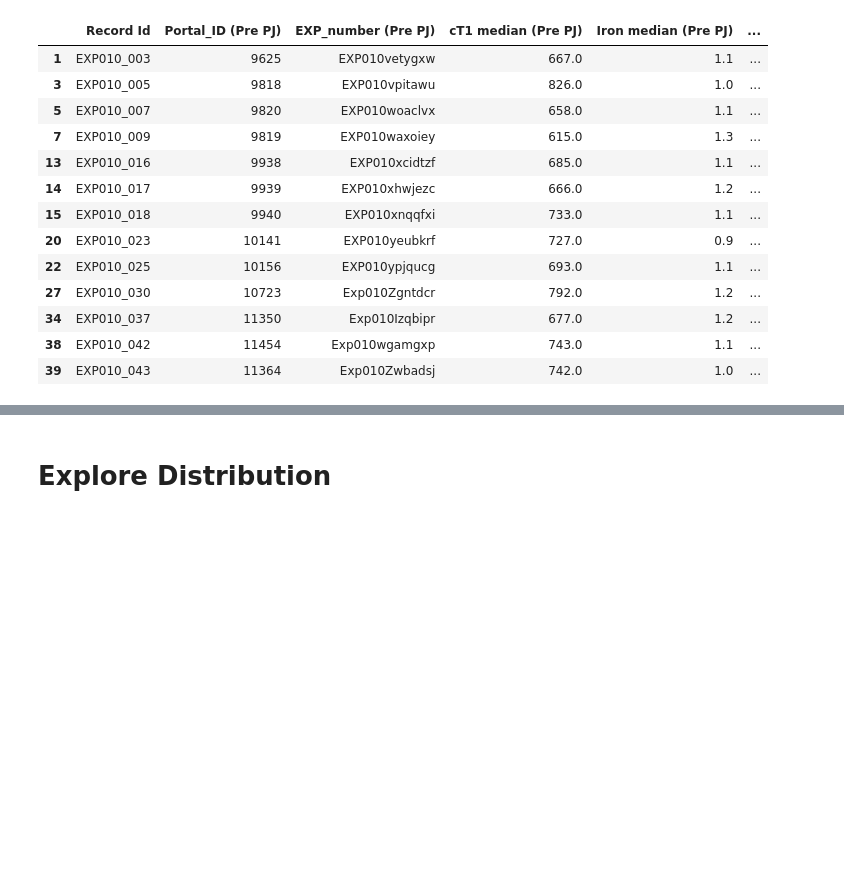
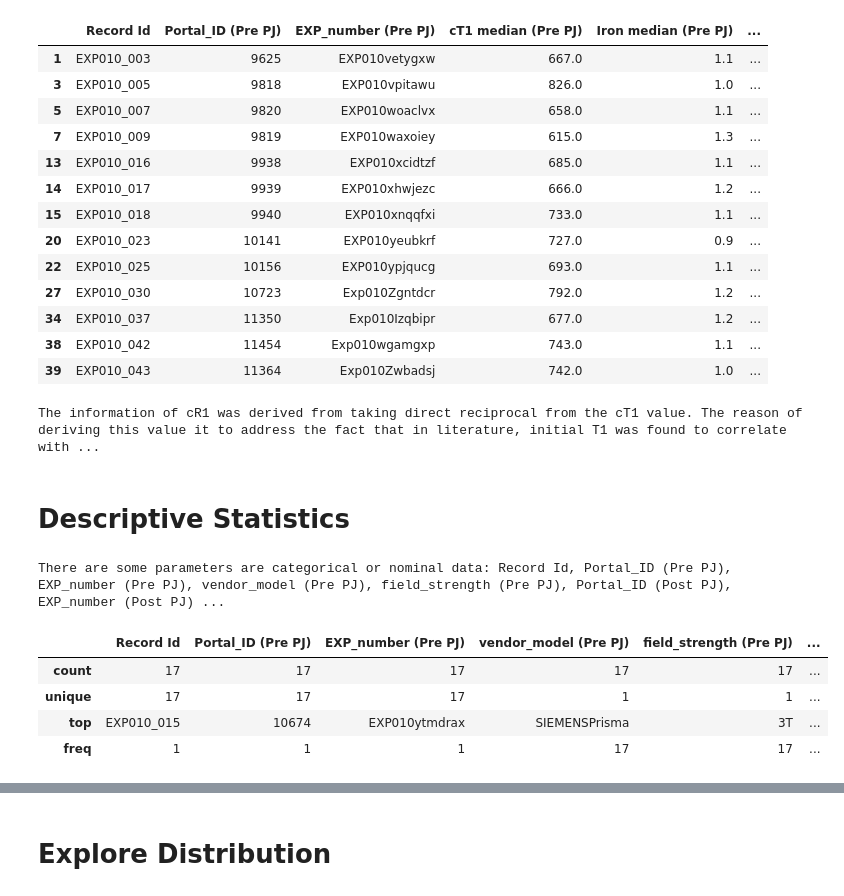
Before and after one commit to WhySeeYC/reference_app, a Jupyter notebook: PineappleJuice/VendorSpecificPlots.ipynb, the cells around one changed output, grey strips where cells are left out. Cells and saved outputs as stored; diff of their text form; code cells hidden in the pictures; blank space fills up the shorter version.

```diff
--- a/PineappleJuice/VendorSpecificPlots.ipynb
+++ b/PineappleJuice/VendorSpecificPlots.ipynb
@@ -267,3 +187,23 @@ AV
 | 34 | EXP010_037 | 11350 | Exp010Izqbipr | 677.0 | 1.2 | ... |
 | 38 | EXP010_042 | 11454 | Exp010wgamgxp | 743.0 | 1.1 | ... |
 | 39 | EXP010_043 | 11364 | Exp010Zwbadsj | 742.0 | 1.0 | ... |
+# %%
+print('The information of cR1 was derived from taking direct reciprocal from the cT1 value. The reason of deriving this value it to address the fact that in literature, initial T1 was found to correlate with delta T1(change in T1). However this phenomena was not found in R1 values. Please refer to Bluemke, E, Stride, E, Bulte, DP. A simplified empirical model to estimate oxygen relaxivity at different magnetic fields. NMR in Biomedicine. 2022; 35( 2):e4625. doi:10.1002/nbm.4625 for more information')
+# %% [output]
+The information of cR1 was derived from taking direct reciprocal from the cT1 value. The reason of deriving this value it to address the fact that in literature, initial T1 was found to correlate with ...
+# %% [markdown]
+# Descriptive Statistics
+# %%
+# Descriptive Statistics for 1.5T data and exclude numeric columns
+PA_des_Nomi = PA.describe(exclude=[np.number]) # Describe nominal data (used to label variables without any quantitative value)
+record_entry = ', '.join(list(PA_des_Nomi.columns))
+
+print('There are some parameters are categorical or nominal data:', record_entry, '. The count and unique in the descriptive statistics table below indicated that there were', PA_des_Nomi['Record Id']['count'], 'participants being scanned with', PA_des_Nomi['vendor_model (Pre PJ)']['top'], PA_des_Nomi['field_strength (Pre PJ)']['top'], 'scanner and each of them provide unique value. Meaning each participant had their unique entry meaning that no one was scanned twice at either of the given timepoint(before/after PJ).')
+PA_des_Nomi
+# %% [output]
+There are some parameters are categorical or nominal data: Record Id, Portal_ID (Pre PJ), EXP_number (Pre PJ), vendor_model (Pre PJ), field_strength (Pre PJ), Portal_ID (Post PJ), EXP_number (Post PJ) ...
+|  | Record Id | Portal_ID (Pre PJ) | EXP_number (Pre PJ) | vendor_model (Pre PJ) | field_strength (Pre PJ) | ... |
+| count | 17 | 17 | 17 | 17 | 17 | ... |
+| unique | 17 | 17 | 17 | 1 | 1 | ... |
+| top | EXP010_015 | 10674 | EXP010ytmdrax | SIEMENSPrisma | 3T | ... |
+| freq | 1 | 1 | 1 | 17 | 17 | ... |
```
Also changed, not shown: parts of 31 cells of this notebook.
